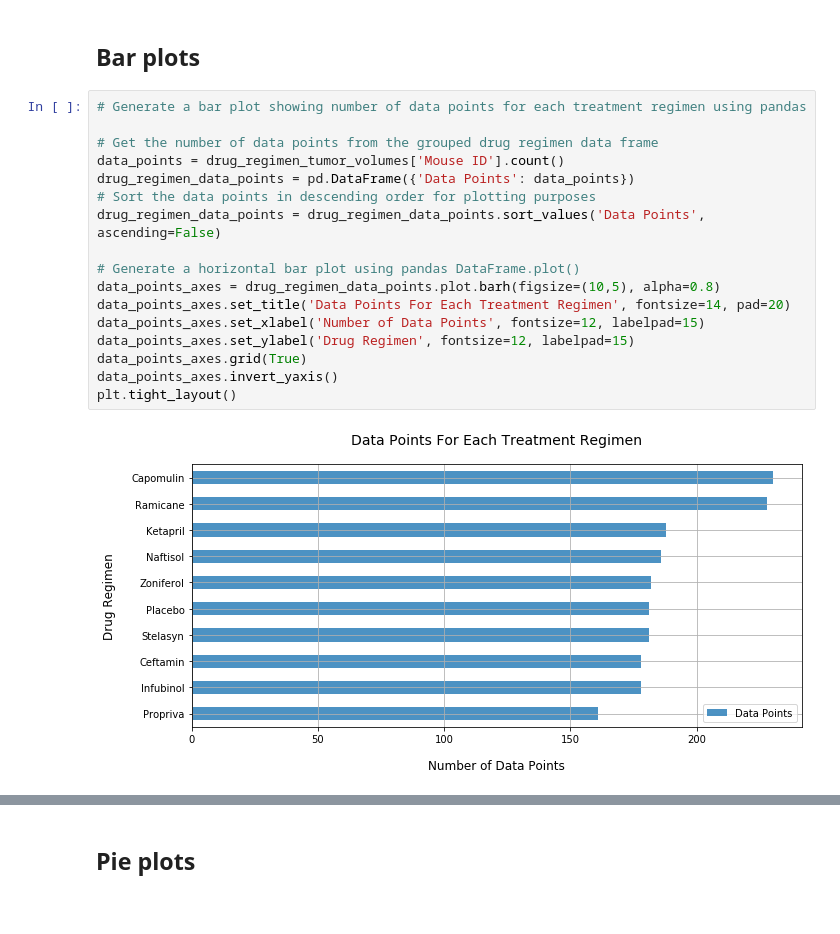
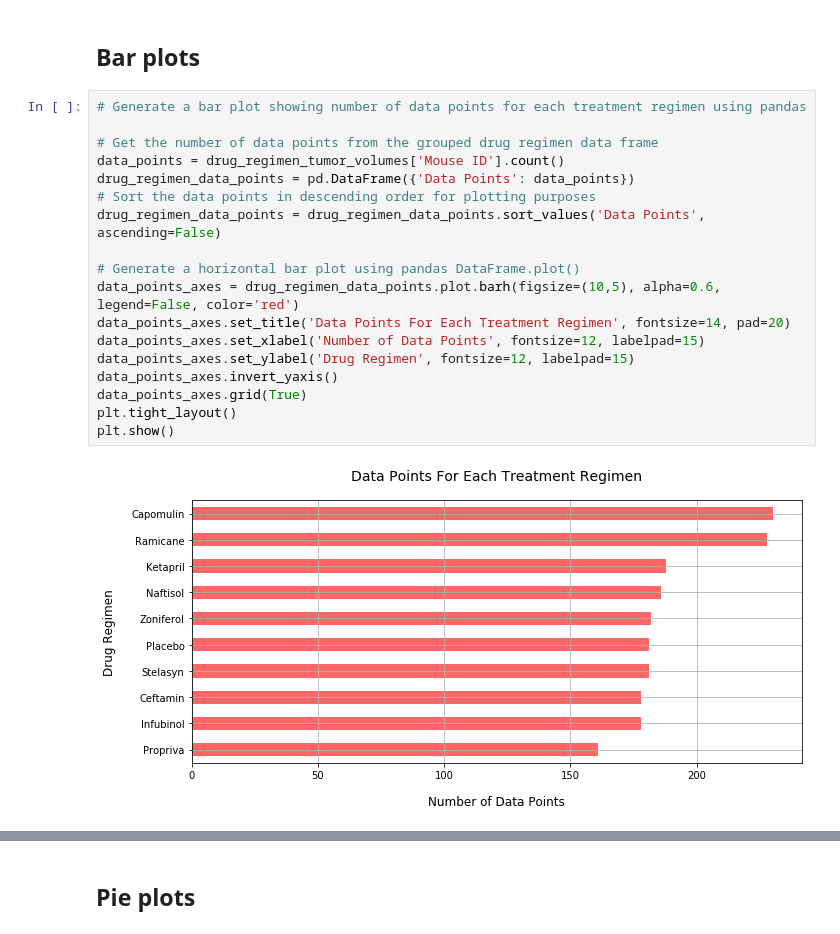
Before and after one commit to anulkar/matplotlib-challenge, a Jupyter notebook: Pymaceuticals/pymaceuticals.ipynb, the cells around one changed output, grey strips where cells are left out. Saved outputs shown, nothing was run; the diff lists cells and outputs as text.

```diff
--- a/Pymaceuticals/pymaceuticals.ipynb
+++ b/Pymaceuticals/pymaceuticals.ipynb
@@ -67,22 +67,23 @@ tumor_volumes_stats_summary
 # %%
 # Generate a bar plot showing number of data points for each treatment regimen using pandas
 
 # Get the number of data points from the grouped drug regimen data frame
 data_points = drug_regimen_tumor_volumes['Mouse ID'].count()
 drug_regimen_data_points = pd.DataFrame({'Data Points': data_points})
 # Sort the data points in descending order for plotting purposes
 drug_regimen_data_points = drug_regimen_data_points.sort_values('Data Points', ascending=False)
 
 # Generate a horizontal bar plot using pandas DataFrame.plot()
-data_points_axes = drug_regimen_data_points.plot.barh(figsize=(10,5), alpha=0.8)
+data_points_axes = drug_regimen_data_points.plot.barh(figsize=(10,5), alpha=0.6, legend=False, color='red')
 data_points_axes.set_title('Data Points For Each Treatment Regimen', fontsize=14, pad=20)
 data_points_axes.set_xlabel('Number of Data Points', fontsize=12, labelpad=15)
 data_points_axes.set_ylabel('Drug Regimen', fontsize=12, labelpad=15)
+data_points_axes.invert_yaxis()
 data_points_axes.grid(True)
-data_points_axes.invert_yaxis()
 plt.tight_layout()
+plt.show()
 # %% [output]
-[figure, old version]
+[figure, new version]
 # %%
 ## Generate the same horizontal bar plot showing number of data points for each treatment regimen using pyplot
 
```
Also changed, not shown: parts of 1 cell of this notebook.
